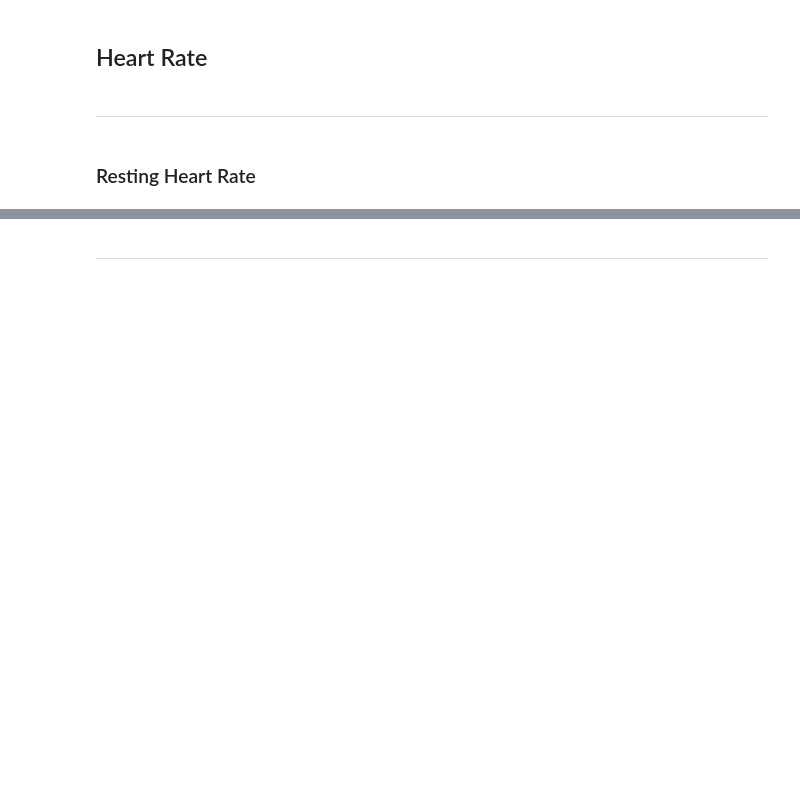
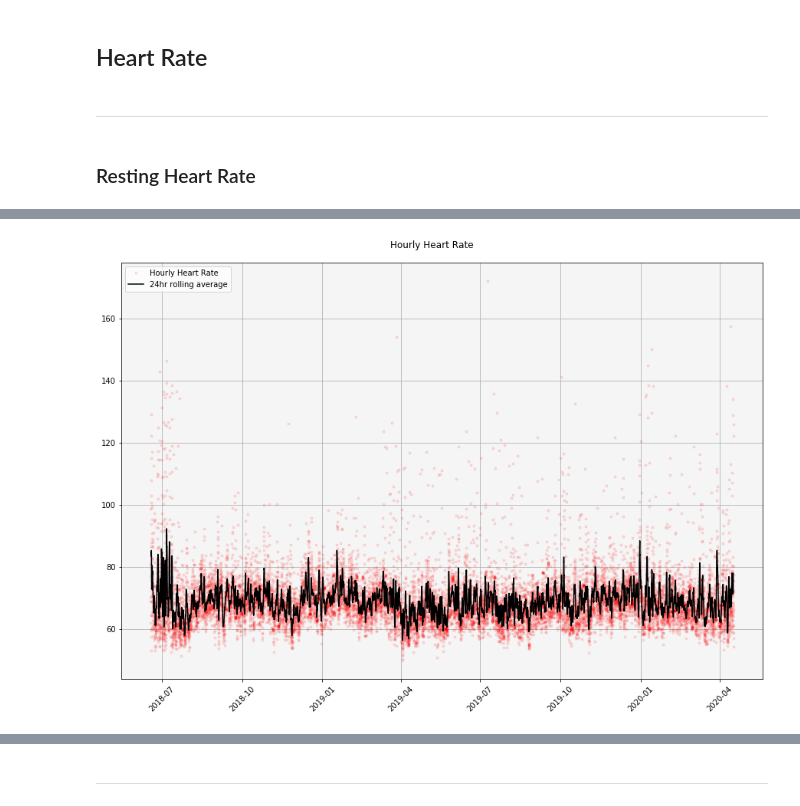
Before and after one commit to gregmames/qs_ledger, a Jupyter notebook: apple_health/apple_health_data_processor.ipynb, the cells around one changed output, grey strips where cells are left out. Drawn from its saved outputs; the diff is of its cells as text; code cells hidden in the pictures; blank space fills up the shorter version.

```diff
--- a/apple_health/apple_health_data_processor.ipynb
+++ b/apple_health/apple_health_data_processor.ipynb
@@ -510,0 +427,12 @@ hr[hr.date == test_date].plot(x='startDate', y='value', title= 'HR', figsize=[10
+# %%
+hr = pd.read_csv("data/HeartRate.csv")
+
+# parse out date and time elements as EST time
+hr['startDate'] = pd.to_datetime(hr['startDate'], utc=True).dt.tz_convert('EST')
+# hr['date'] = hr['startDate'].dt.strftime('%Y-%m-%d')
+
+#Delete unnecessary columns
+hr = hr[['startDate', 'value']]
+
+# hr.head()
+# hr.tail()
@@ -510,0 +457,27 @@ hr[hr.date == test_date].plot(x='startDate', y='value', title= 'HR', figsize=[10
+# %%
+hr2 = hr.copy()
+hr2 =hr2.sort_values('startDate', ignore_index=True)
+hr2 = hr2.set_index('startDate')
+hr2 = hr2.resample('H').mean()
+hr2 = hr2.resample('H').interpolate(method='linear', axis = 0)
+
+# print(hr2.head())
+
+hr2['RollingHR'] = hr2.value.rolling(window=24, center = True).mean()
+
+#plot resting HR with rolling avg
+plt.figure(figsize=[15,10])
+ax = plt.gca()
+ax.set_facecolor('whitesmoke')
+
+plt.suptitle('Hourly Heart Rate', fontsize=12, y=.92)
+plt.grid(True)
+plt.plot(hr2['value'], 'r.', alpha=0.1,label='Hourly Heart Rate')
+plt.plot(hr2['RollingHR'], c='k',label='24hr rolling average', alpha=1)
+
+plt.legend(loc=2)
+plt.xticks(rotation=45)
+
+plt.show()
+# %% [output]
+[figure, added]
```
Also changed, not shown: parts of 24 cells of this notebook, 22 other files.
